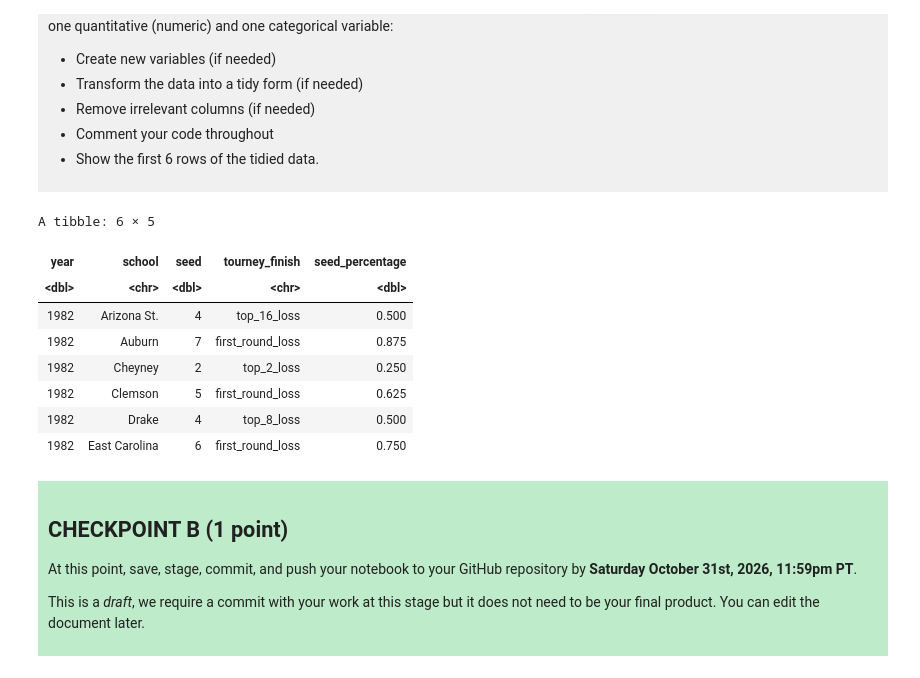
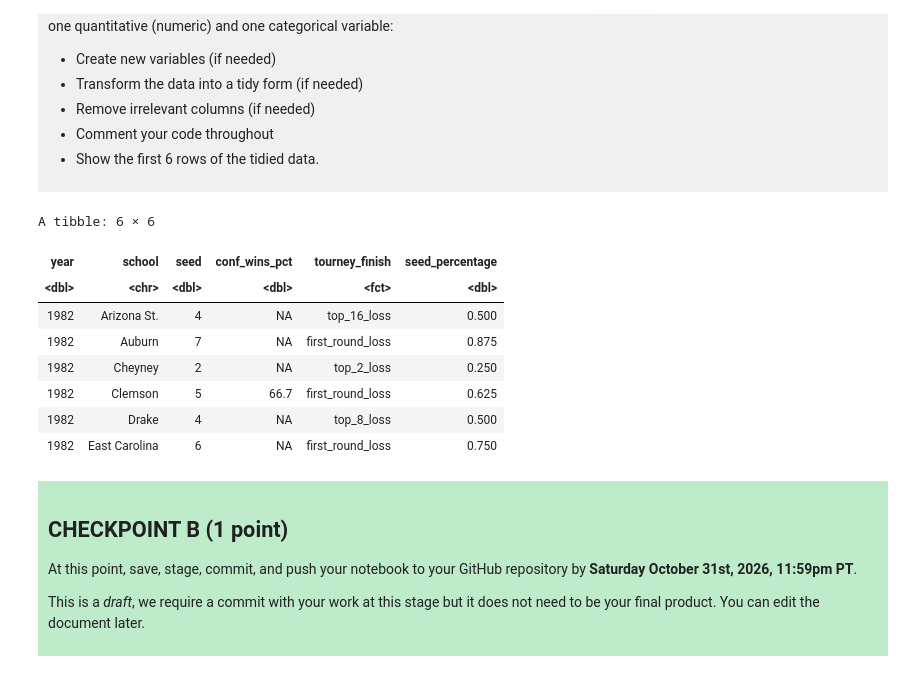
Before and after one commit to tarynluu/dsci-100-project-taryn-lu, a Jupyter notebook: dsci-100-project-notebook.ipynb, the cells around one changed output. Drawn from its saved outputs; the diff is of its cells as text; code cells hidden in the pictures.

Commit message:
Edited research question to include conf_wins_pct as a predictor

```diff
--- a/dsci-100-project-notebook.ipynb
+++ b/dsci-100-project-notebook.ipynb
@@ -225,25 +225,32 @@ Produce a tidy data set that could be used to answer your research question usin
 # %%
 data_tidy <- data |>
 # remove irrelevant columns
-    select(year, school, seed, tourney_finish) |>
-# find seed as a proportion of that year's lowest seed to account for different max seeds each year. A lower percentage is better
+    select(year, school, seed, conf_wins_pct, tourney_finish) |>
+
+# change tourney_finish to a factor
+    mutate(tourney_finish = as.factor(tourney_finish))|>
+
+# find seed as a proportion of that year's largest seed number to account for different max seeds in the earlier years.
+# A lower percentage is better
     group_by(year)|>
     mutate(seed_percentage = seed / max(seed)) |>
-    ungroup() |>
+    ungroup()
+
 # show first 6 rows
+data_tidy_first_six <- data_tidy |>
     slice(1:6)
 
-data_tidy
+data_tidy_first_six
 # %% [output]
-A tibble: 6 × 5
+A tibble: 6 × 6
-| year | school | seed | tourney_finish | seed_percentage |
-| <dbl> | <chr> | <dbl> | <chr> | <dbl> |
-| 1982 | Arizona St. | 4 | top_16_loss | 0.500 |
-| 1982 | Auburn | 7 | first_round_loss | 0.875 |
-| 1982 | Cheyney | 2 | top_2_loss | 0.250 |
-| 1982 | Clemson | 5 | first_round_loss | 0.625 |
-| 1982 | Drake | 4 | top_8_loss | 0.500 |
-| 1982 | East Carolina | 6 | first_round_loss | 0.750 |
+| year | school | seed | conf_wins_pct | tourney_finish | seed_percentage |
+| <dbl> | <chr> | <dbl> | <dbl> | <fct> | <dbl> |
+| 1982 | Arizona St. | 4 | NA | top_16_loss | 0.500 |
+| 1982 | Auburn | 7 | NA | first_round_loss | 0.875 |
+| 1982 | Cheyney | 2 | NA | top_2_loss | 0.250 |
+| 1982 | Clemson | 5 | 66.7 | first_round_loss | 0.625 |
+| 1982 | Drake | 4 | NA | top_8_loss | 0.500 |
+| 1982 | East Carolina | 6 | NA | first_round_loss | 0.750 |
 # %% [markdown]
 <div style="background-color: #beebca; padding: 10px;">
 
```
Also changed, not shown: parts of 1 cell of this notebook.
